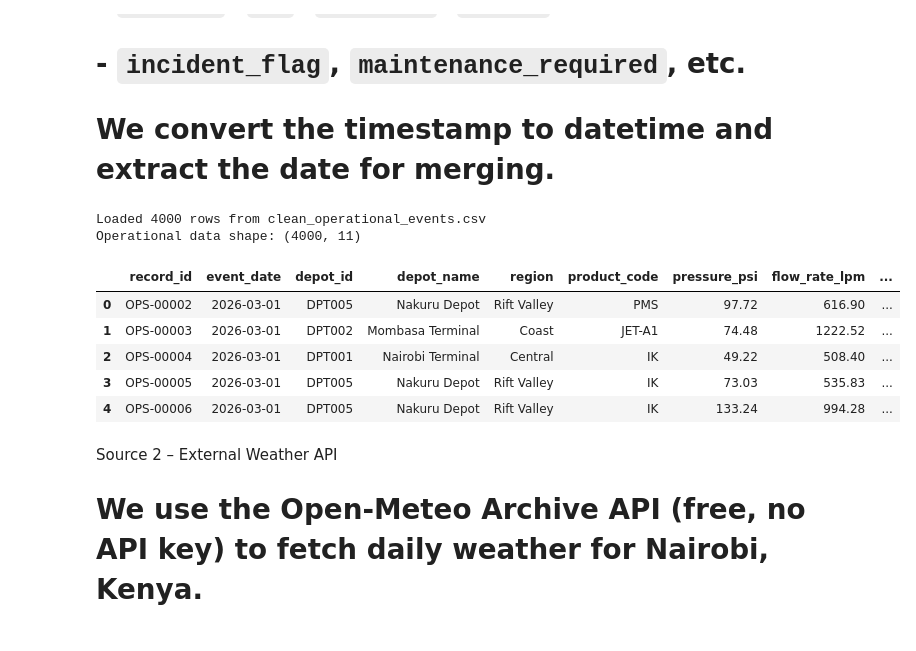
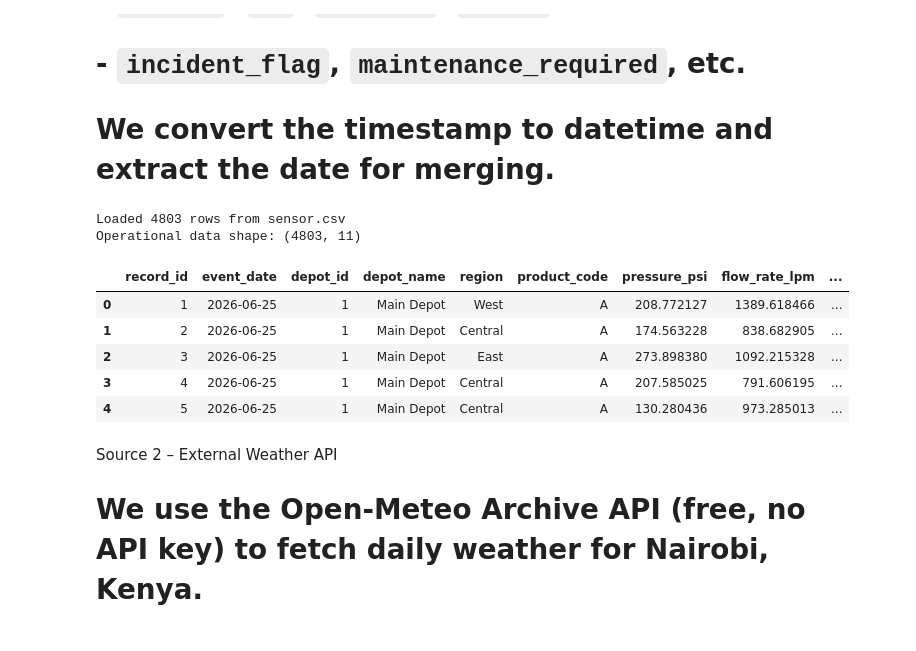
Before and after one commit to TristanBrian/week3_multi_source_pipeline, a Jupyter notebook: week3_multi_source_pipeline.ipynb, the cells around one changed output. Cells and saved outputs as stored; diff of their text form; code cells hidden in the pictures.

```diff
--- a/week3_multi_source_pipeline.ipynb
+++ b/week3_multi_source_pipeline.ipynb
@@ -39,37 +39,37 @@ Source 1 – Internal Operational Data
 # We convert the timestamp to datetime and extract the date for merging.
 # %%
 # File name of the cleaned operational dataset
-CSV_FILE = "clean_operational_events.csv"
+CSV_FILE = "sensor.csv"
 
 # Load the CSV file
 try:
     ops_df = pd.read_csv(CSV_FILE)
     print(f"Loaded {len(ops_df)} rows from {CSV_FILE}")
 except FileNotFoundError:
     print(f"Error: {CSV_FILE} not found. Please ensure the file is in the same directory.")
     raise
 
 # Convert timestamp to datetime and extract date
 ops_df['event_timestamp_utc'] = pd.to_datetime(ops_df['event_timestamp_utc'], utc=True)
 ops_df['event_date'] = ops_df['event_timestamp_utc'].dt.date
 
 # Keep only relevant columns for the analysis
 ops_cols = ['record_id', 'event_date', 'depot_id', 'depot_name', 'region',
             'product_code', 'pressure_psi', 'flow_rate_lpm', 'temperature_c',
             'incident_flag', 'maintenance_required']
 ops_df = ops_df[ops_cols].copy()
 
 print(f"Operational data shape: {ops_df.shape}")
 ops_df.head()
 # %% [output]
-Loaded 4000 rows from clean_operational_events.csv
-Operational data shape: (4000, 11)
+Loaded 4803 rows from sensor.csv
+Operational data shape: (4803, 11)
 |  | record_id | event_date | depot_id | depot_name | region | product_code | pressure_psi | flow_rate_lpm | ... |
-| 0 | OPS-00002 | 2026-03-01 | DPT005 | Nakuru Depot | Rift Valley | PMS | 97.72 | 616.90 | ... |
-| 1 | OPS-00003 | 2026-03-01 | DPT002 | Mombasa Terminal | Coast | JET-A1 | 74.48 | 1222.52 | ... |
-| 2 | OPS-00004 | 2026-03-01 | DPT001 | Nairobi Terminal | Central | IK | 49.22 | 508.40 | ... |
-| 3 | OPS-00005 | 2026-03-01 | DPT005 | Nakuru Depot | Rift Valley | IK | 73.03 | 535.83 | ... |
-| 4 | OPS-00006 | 2026-03-01 | DPT005 | Nakuru Depot | Rift Valley | IK | 133.24 | 994.28 | ... |
+| 0 | 1 | 2026-06-25 | 1 | Main Depot | West | A | 208.772127 | 1389.618466 | ... |
+| 1 | 2 | 2026-06-25 | 1 | Main Depot | Central | A | 174.563228 | 838.682905 | ... |
+| 2 | 3 | 2026-06-25 | 1 | Main Depot | East | A | 273.898380 | 1092.215328 | ... |
+| 3 | 4 | 2026-06-25 | 1 | Main Depot | Central | A | 207.585025 | 791.606195 | ... |
+| 4 | 5 | 2026-06-25 | 1 | Main Depot | Central | A | 130.280436 | 973.285013 | ... |
 # %% [markdown]
  Source 2 – External Weather API
 #
```
Also changed, not shown: parts of 5 cells of this notebook.
